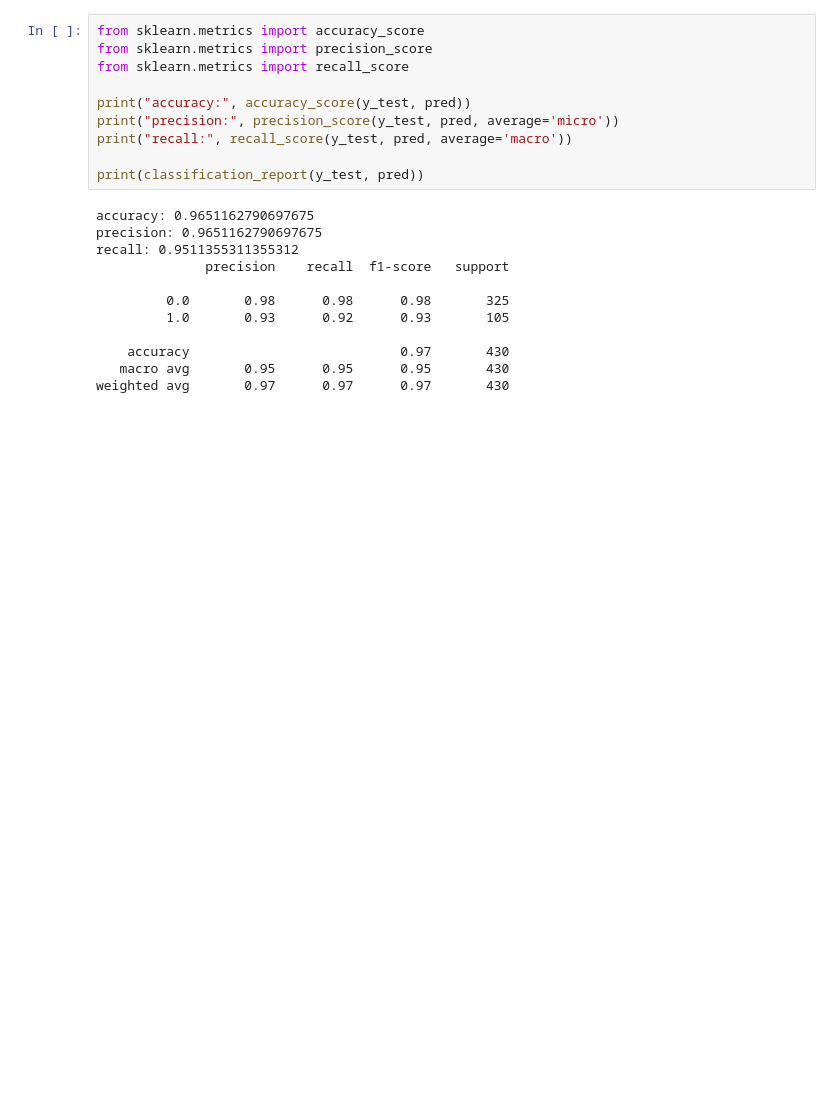
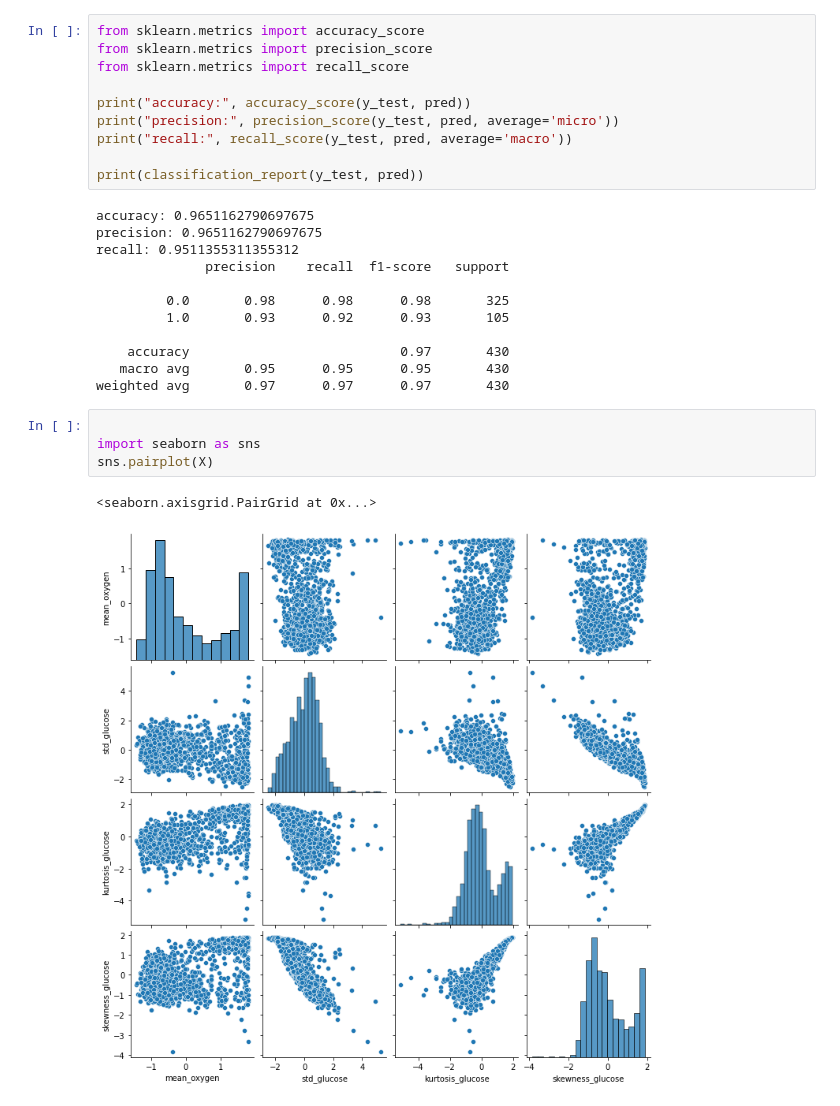
Before and after one commit to kripso/IAU_Project, a Jupyter notebook: Trenovanie.ipynb, the cells around one changed output. Cells and saved outputs as stored; diff of their text form; blank space fills up the shorter version.

```diff
--- a/Trenovanie.ipynb
+++ b/Trenovanie.ipynb
@@ -195,3 +301,10 @@ recall: 0.9511355311355312
     accuracy                           0.97       430
    macro avg       0.95      0.95      0.95       430
 weighted avg       0.97      0.97      0.97       430
+# %%
+
+import seaborn as sns
+sns.pairplot(X)
+# %% [output]
+<seaborn.axisgrid.PairGrid at 0x...>
+[figure, added]
```
Also changed, not shown: parts of 6 cells of this notebook.
